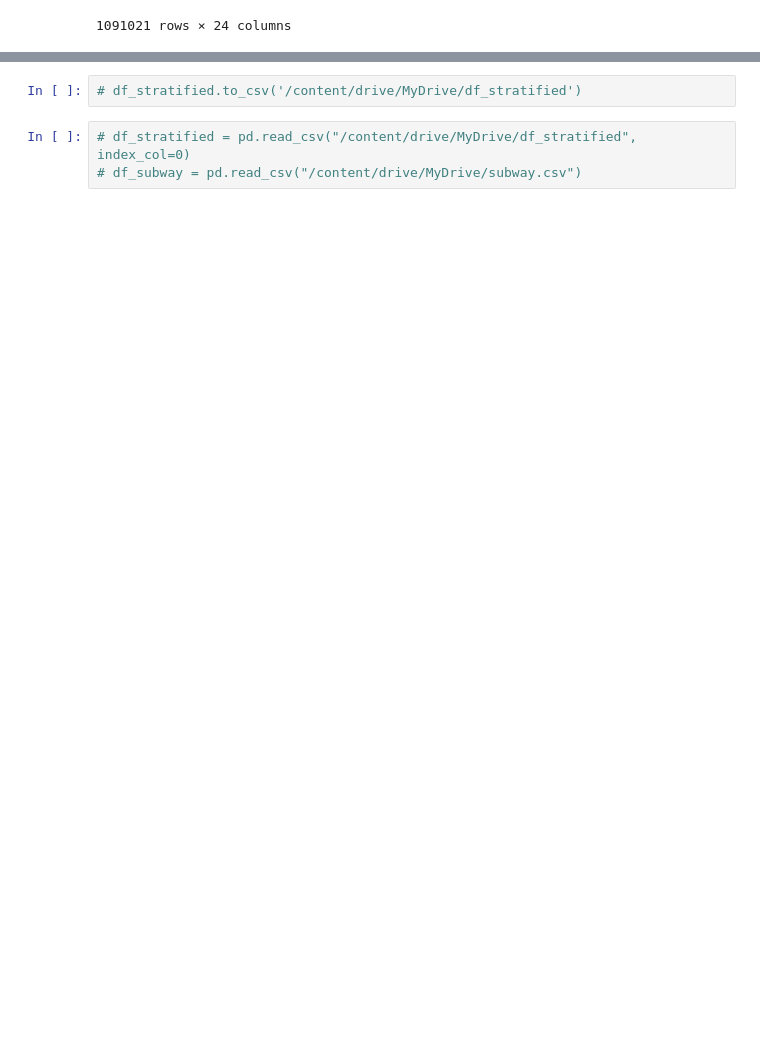
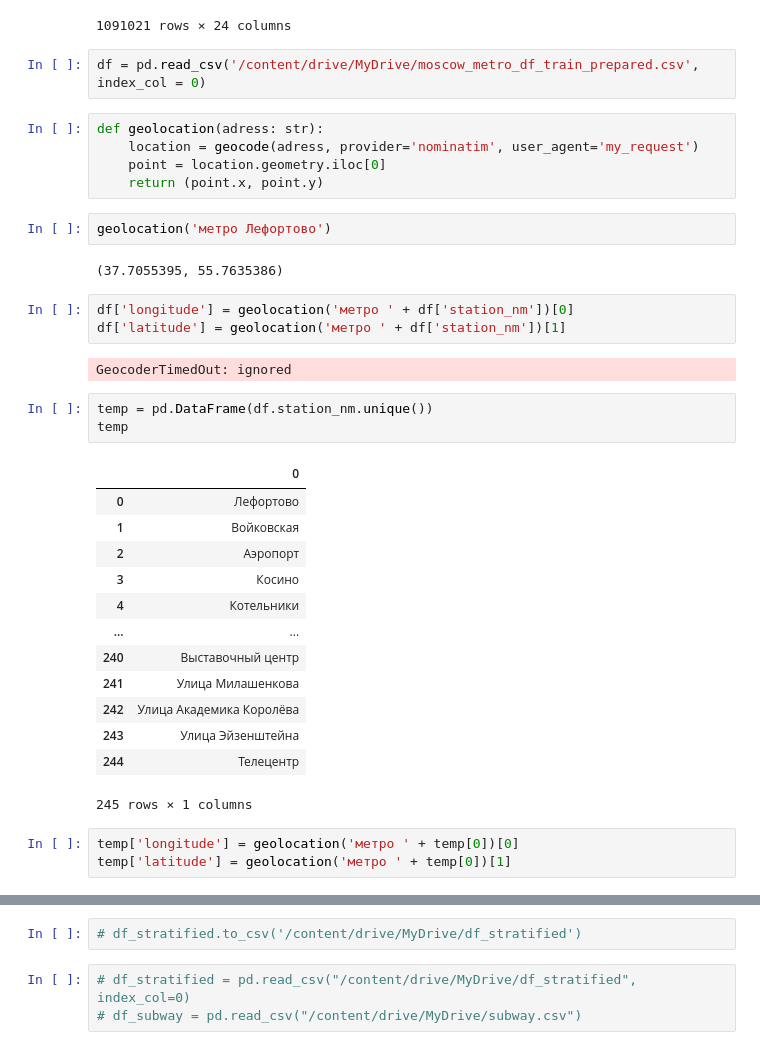
Before and after one commit to varvaraptl/itinerary_forecast, a Jupyter notebook: moscow_metro_predict.ipynb, the cells around one changed output, grey strips where cells are left out. Saved outputs shown, nothing was run; the diff lists cells and outputs as text; blank space fills up the shorter version.

```diff
--- a/moscow_metro_predict.ipynb
+++ b/moscow_metro_predict.ipynb
@@ -639,3 +643,39 @@ df
 | 1091019 | 1091018 | 141174B366F14A8703903813A49374DB | Пропуск FacePay | 278 | Калужская (Северный) | 6007 | Калужская | 6 | ... |
 | 1091020 | 1091020 | 3DF2B6366631ECA06274DD2CB5B0DF24 | Пропуск FacePay | 2452 | Воронцовская (Первый) | 11014 | Воронцовская | 11 | ... |
 1091021 rows × 24 columns
+# %%
+df = pd.read_csv('/content/drive/MyDrive/moscow_metro_df_train_prepared.csv', index_col = 0)
+# %%
+def geolocation(adress: str):
+    location = geocode(adress, provider='nominatim', user_agent='my_request')
+    point = location.geometry.iloc[0]
+    return (point.x, point.y)
+# %%
+geolocation('метро Лефортово')
+# %% [output]
+(37.7055395, 55.7635386)
+# %%
+df['longitude'] = geolocation('метро ' + df['station_nm'])[0]
+df['latitude'] = geolocation('метро ' + df['station_nm'])[1]
+# %% [output]
+GeocoderTimedOut: ignored
+# %%
+temp = pd.DataFrame(df.station_nm.unique())
+temp
+# %% [output]
+|  | 0 |
+| 0 | Лефортово |
+| 1 | Войковская |
+| 2 | Аэропорт |
+| 3 | Косино |
+| 4 | Котельники |
+| ... | ... |
+| 240 | Выставочный центр |
+| 241 | Улица Милашенкова |
+| 242 | Улица Академика Королёва |
+| 243 | Улица Эйзенштейна |
+| 244 | Телецентр |
+245 rows × 1 columns
+# %%
+temp['longitude'] = geolocation('метро ' + temp[0])[0]
+temp['latitude'] = geolocation('метро ' + temp[0])[1]
```
Also changed, not shown: parts of 27 cells of this notebook.
